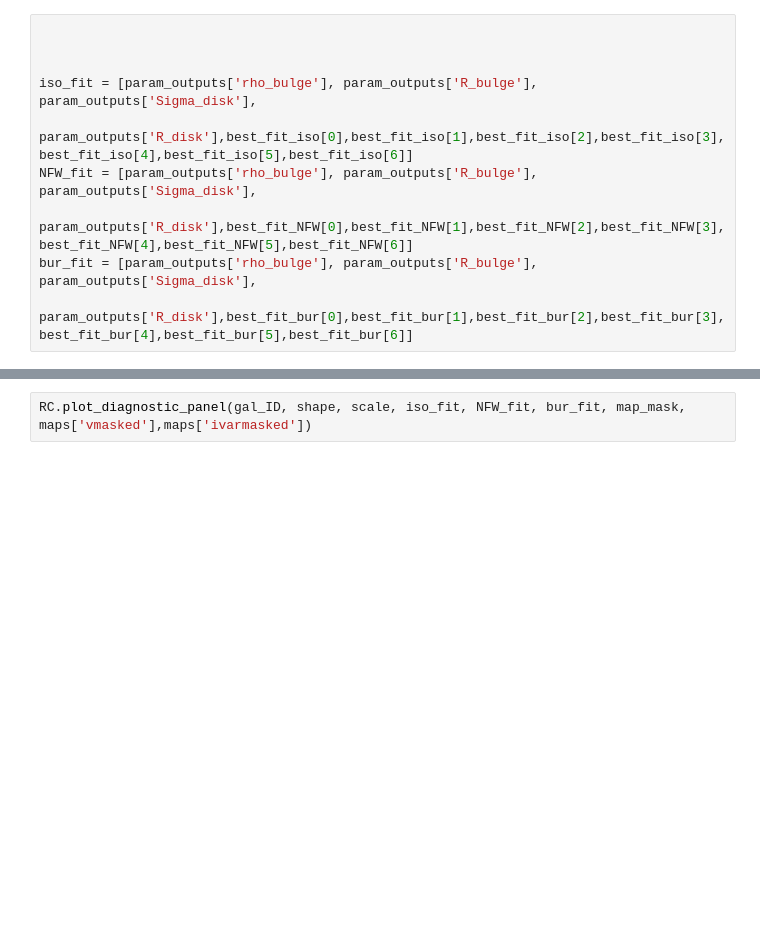
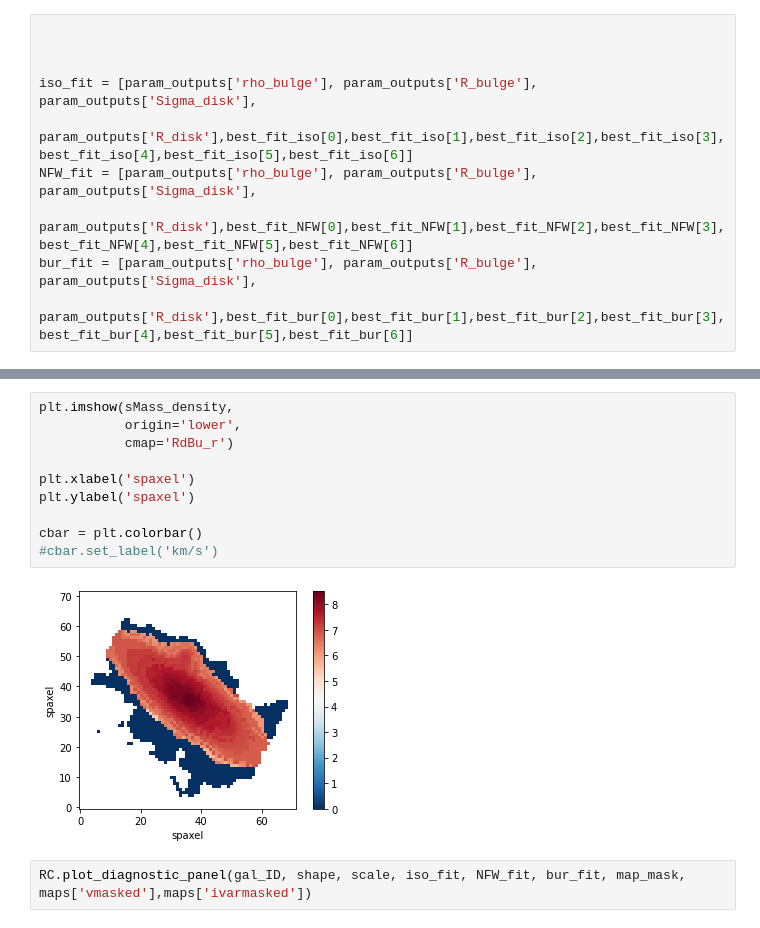
Before and after one commit to athenacat/RotationCurve, a Jupyter notebook: 2D_RC/combination_fit_test.ipynb, the cells around one changed output, grey strips where cells are left out. Cells and saved outputs as stored; diff of their text form; blank space fills up the shorter version.

```diff
--- a/2D_RC/combination_fit_test.ipynb
+++ b/2D_RC/combination_fit_test.ipynb
@@ -313,3 +288,15 @@ cbar.set_label('km/s')
+# %%
+plt.imshow(sMass_density,
+           origin='lower',
+           cmap='RdBu_r')
+
+plt.xlabel('spaxel')
+plt.ylabel('spaxel')
+
+cbar = plt.colorbar()
+#cbar.set_label('km/s')
+# %% [output]
+[figure, added]
 # %%
 RC.plot_diagnostic_panel(gal_ID, shape, scale, iso_fit, NFW_fit, bur_fit, map_mask, maps['vmasked'],maps['ivarmasked'])
 # %% [output]
```
Also changed, not shown: parts of 9 cells of this notebook, 6 other files.
